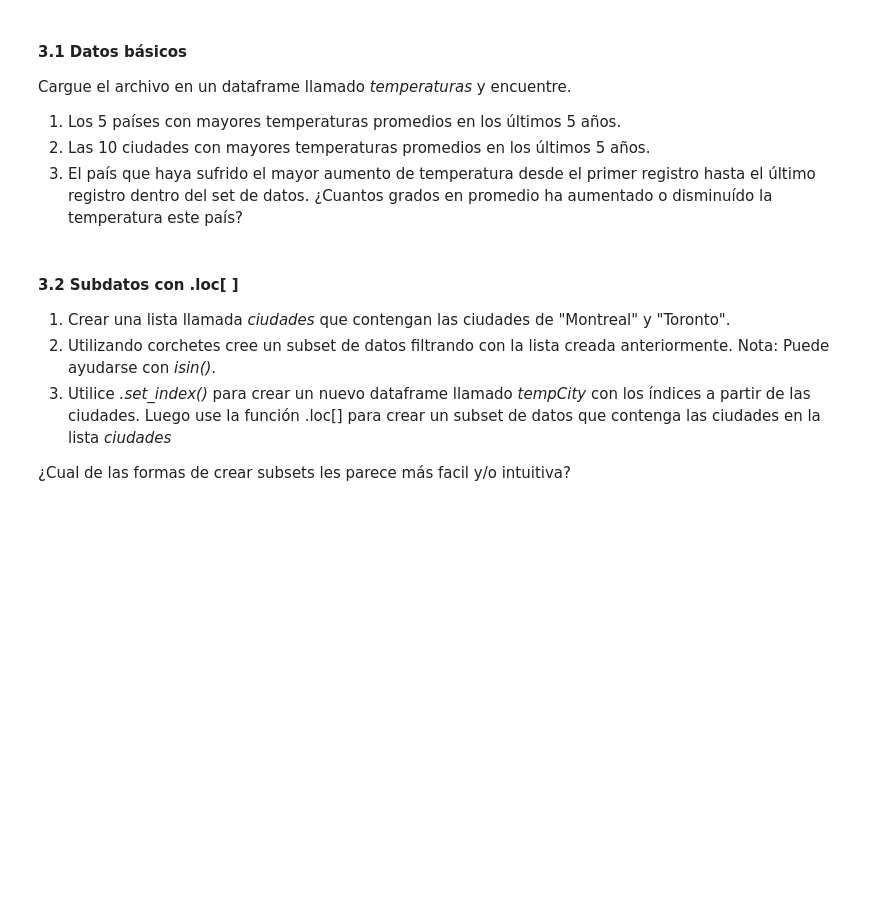
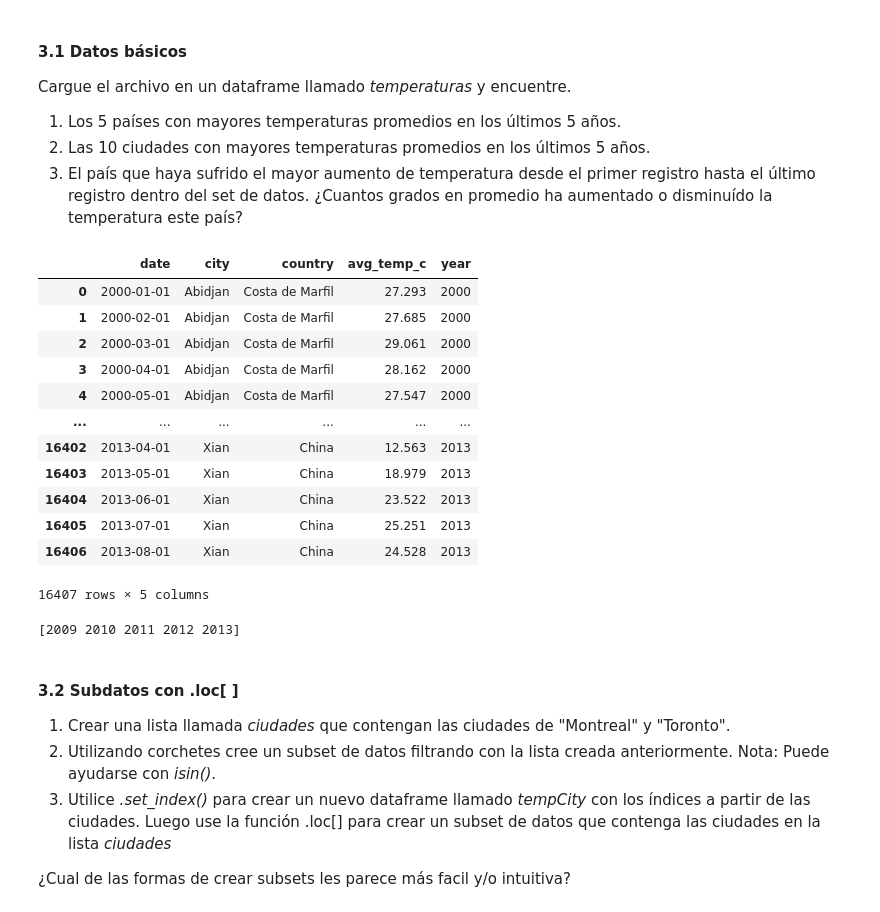
Before and after one commit to WalterMarH/PDA, a Jupyter notebook: Ejercitacion/Ejercitación Pandas/Ejercitación-Pandas.ipynb, the cells around one changed output. Cells and saved outputs as stored; diff of their text form; code cells hidden in the pictures; blank space fills up the shorter version.

```diff
--- a/Ejercitacion/Ejercitación Pandas/Ejercitación-Pandas.ipynb
+++ b/Ejercitacion/Ejercitación Pandas/Ejercitación-Pandas.ipynb
@@ -250,8 +377,29 @@ Cargue el archivo en un dataframe llamado *temperaturas* y encuentre.
 1. Los 5 países con mayores temperaturas promedios en los últimos 5 años.
 2. Las 10 ciudades con mayores temperaturas promedios en los últimos 5 años.
 3. El país que haya sufrido el mayor aumento de temperatura desde el primer registro hasta el último registro dentro del set de datos. ¿Cuantos grados en promedio ha aumentado o disminuído la temperatura este país?
+# %%
+t['year'] = pd.DatetimeIndex(t['date']).year
+t
+# %% [output]
+|  | date | city | country | avg_temp_c | year |
+| 0 | 2000-01-01 | Abidjan | Costa de Marfil | 27.293 | 2000 |
+| 1 | 2000-02-01 | Abidjan | Costa de Marfil | 27.685 | 2000 |
+| 2 | 2000-03-01 | Abidjan | Costa de Marfil | 29.061 | 2000 |
+| 3 | 2000-04-01 | Abidjan | Costa de Marfil | 28.162 | 2000 |
+| 4 | 2000-05-01 | Abidjan | Costa de Marfil | 27.547 | 2000 |
+| ... | ... | ... | ... | ... | ... |
+| 16402 | 2013-04-01 | Xian | China | 12.563 | 2013 |
+| 16403 | 2013-05-01 | Xian | China | 18.979 | 2013 |
+| 16404 | 2013-06-01 | Xian | China | 23.522 | 2013 |
+| 16405 | 2013-07-01 | Xian | China | 25.251 | 2013 |
+| 16406 | 2013-08-01 | Xian | China | 24.528 | 2013 |
+16407 rows × 5 columns
 # %%
 ## TODO 3.1
+años=t["year"].unique()
+print(años[-5:])
+# %% [output]
+[2009 2010 2011 2012 2013]
 # %% [markdown]
 #### 3.2 Subdatos con .loc[ ]
 
```
Also changed, not shown: parts of 13 cells of this notebook.
